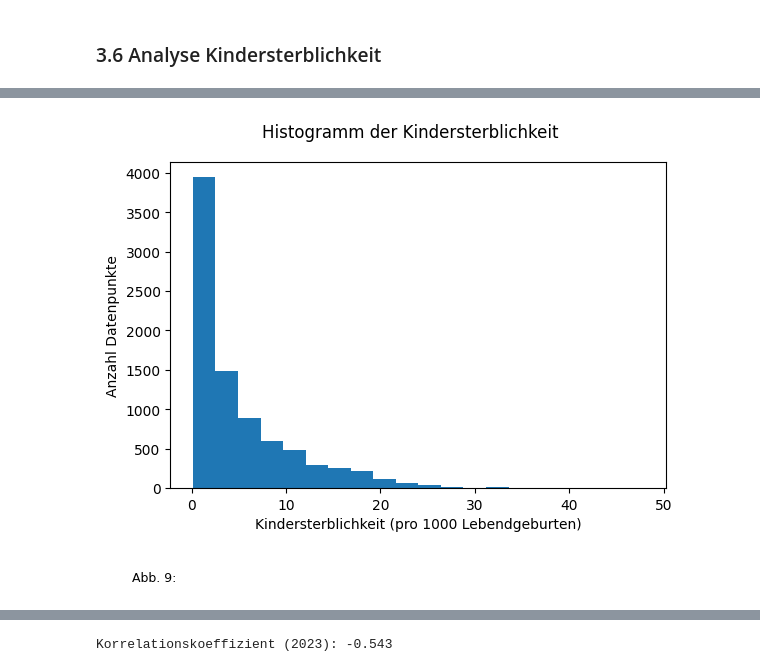
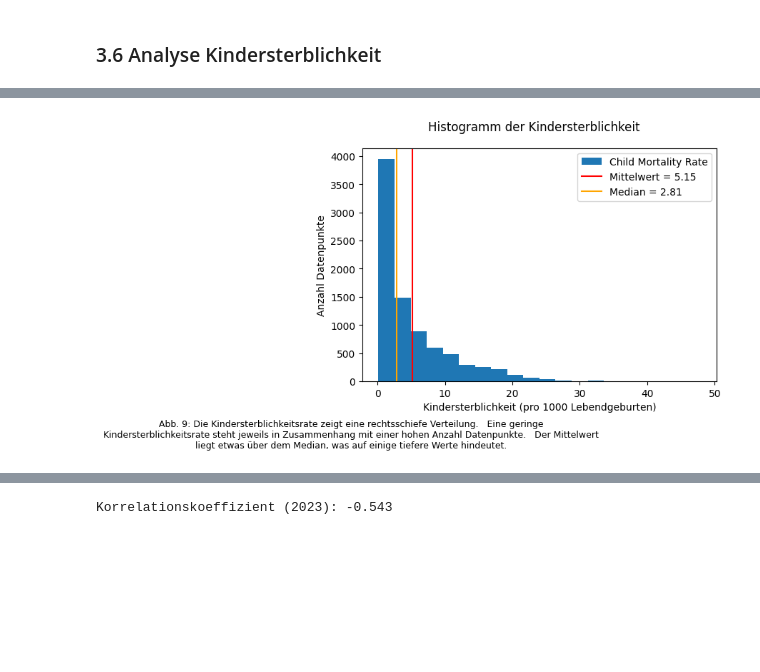
Before and after one commit to gandlea/LN-2-HS2025, a Jupyter notebook: Leistungsnachweis.ipynb, the cells around one changed output, grey strips where cells are left out. Saved outputs shown, nothing was run; the diff lists cells and outputs as text; code cells hidden in the pictures; blank space fills up the shorter version.

```diff
--- a/Leistungsnachweis.ipynb
+++ b/Leistungsnachweis.ipynb
@@ -720,25 +737,33 @@ rename_df.sort_values(by='Child Mortality Rate', ascending=False).head(10)
 # %%
 ax = rename_df["Child Mortality Rate"].plot(kind="hist", bins=20)
 
-caption = "Abb. 9: "
+caption = "Abb. 9: Die Kindersterblichkeitsrate zeigt eine rechtsschiefe Verteilung. \n Eine geringe Kindersterblichkeitsrate steht jeweils in Zusammenhang mit einer hohen Anzahl Datenpunkte. \n Der Mittelwert liegt etwas über dem Median, was auf einige tiefere Werte hindeutet."
 
 fig = ax.figure
 fig.suptitle("Histogramm der Kindersterblichkeit", y=0.98)
 fig.subplots_adjust(top=0.9, bottom=0.22)
 ax.set_xlabel("Kindersterblichkeit (pro 1000 Lebendgeburten)")
 ax.set_ylabel("Anzahl Datenpunkte")
+
+mean = rename_df["Child Mortality Rate"].mean()
+median = rename_df["Child Mortality Rate"].median()
+
+ax.axvline(mean, color="red", label=f"Mittelwert = {mean:.2f}")
+ax.axvline(median, color="orange", label=f"Median = {median:.2f}")
+ax.legend()
+
 
 fig.subplots_adjust(bottom=0.22)  # Platz unten schaffen
 fig.text(
     0.1, 0.02,
     textwrap.fill(caption, 110),
     ha="center", va="bottom",
     fontsize=9
 )
 
 plt.show()
 # %% [output]
-[figure, old version]
+[figure, new version]
 # %%
 df_corr = rename_df[rename_df["Year"] == 2023]
 
```
Also changed, not shown: parts of 35 cells of this notebook.
